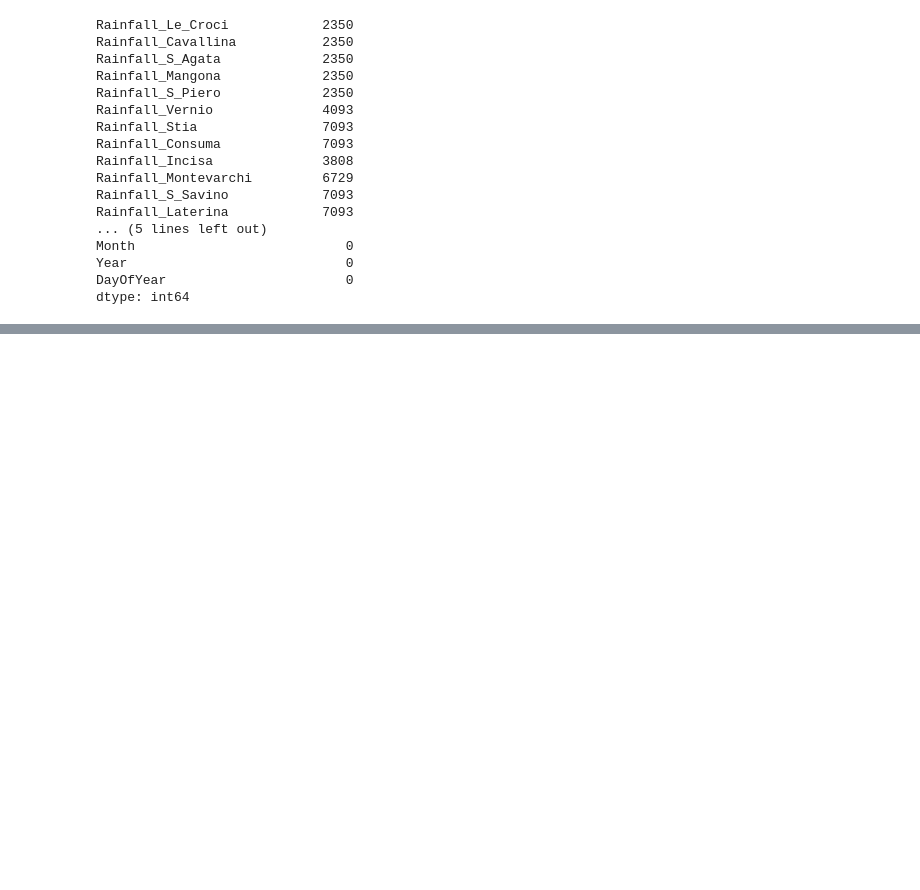
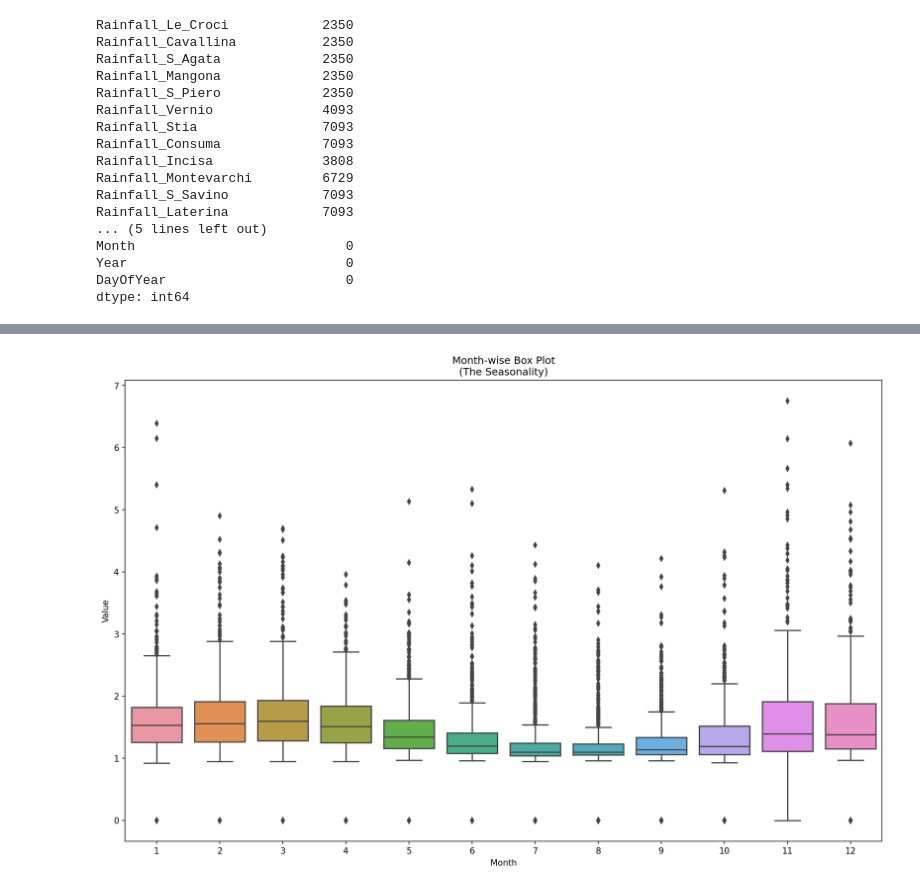
Before and after one commit to haga96/water_availability_prediction_in_Italy, a Jupyter notebook: River Arno.ipynb, the cells around one changed output, grey strips where cells are left out. Cells and saved outputs as stored; diff of their text form; code cells hidden in the pictures; blank space fills up the shorter version.

```diff
--- a/River Arno.ipynb
+++ b/River Arno.ipynb
@@ -306,0 +309,4 @@ no changes added to commit
+# %%
+boxplot_df(df_all, 'Month', 'Hydrometry_Nave_di_Rosano', 'Month-wise Box Plot\n(The Seasonality)', 'Month')
+# %% [output]
+[figure, added]
```
Also changed, not shown: parts of 8 cells of this notebook.
